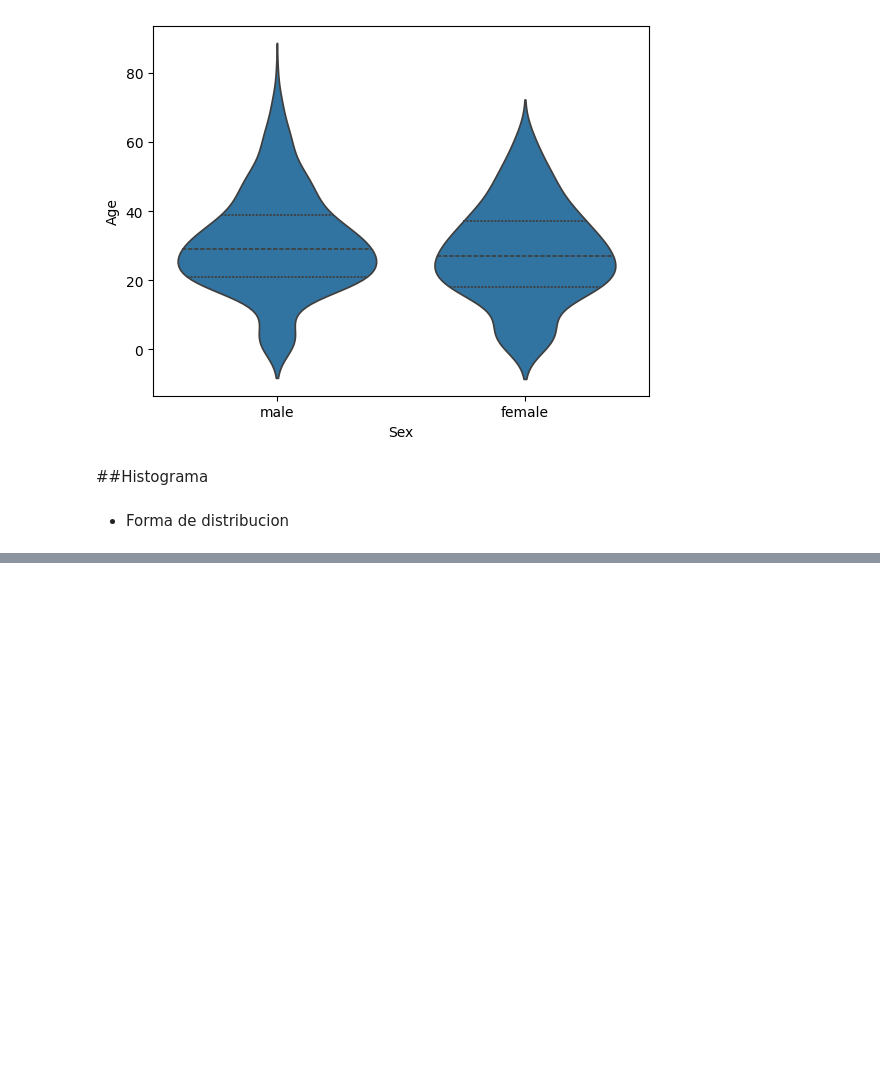
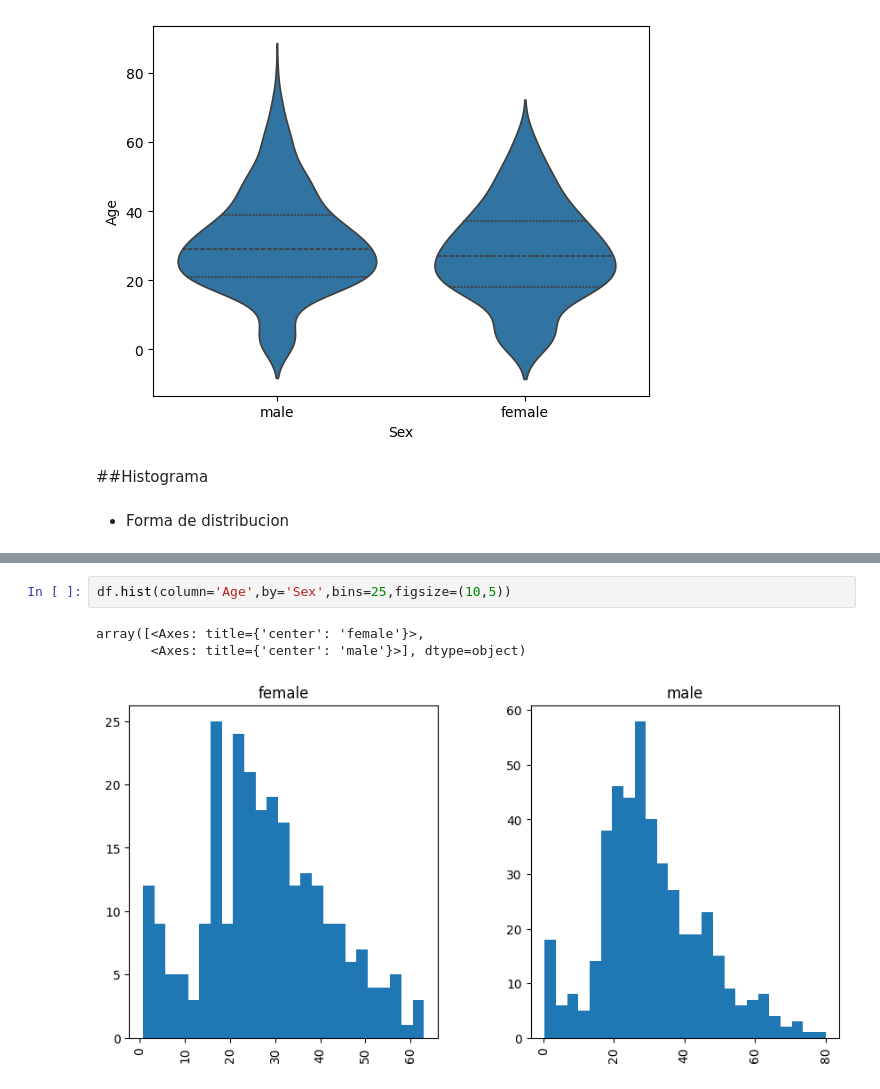
Before and after one commit to lromeror/DataVisualization, a Jupyter notebook: Visualizaciones Univariables/visualizaciones.ipynb, the cells around one changed output, grey strips where cells are left out. Drawn from its saved outputs; the diff is of its cells as text; blank space fills up the shorter version.

```diff
--- a/Visualizaciones Univariables/visualizaciones.ipynb
+++ b/Visualizaciones Univariables/visualizaciones.ipynb
@@ -97,0 +103,6 @@ sns.violinplot(x='Sex',y='Age',data=df,inner='quartile')
+# %%
+df.hist(column='Age',by='Sex',bins=25,figsize=(10,5))
+# %% [output]
+array([<Axes: title={'center': 'female'}>,
+       <Axes: title={'center': 'male'}>], dtype=object)
+[figure, added]
```
Also changed, not shown: parts of 8 cells of this notebook.
